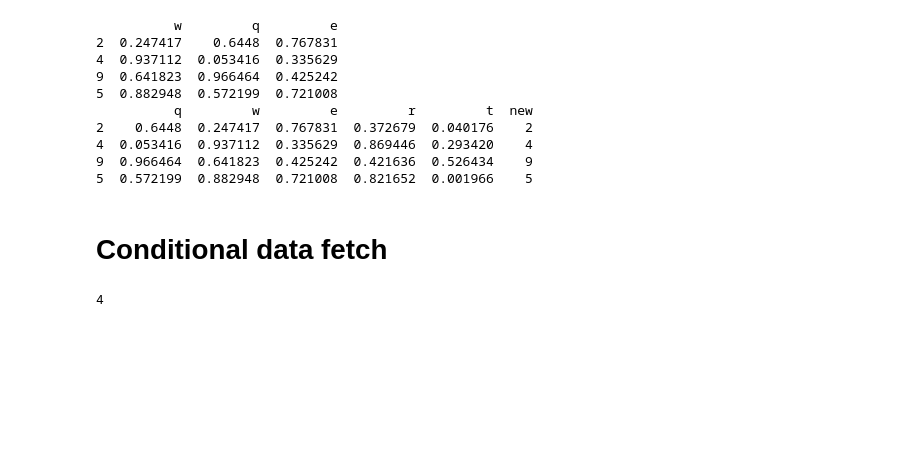
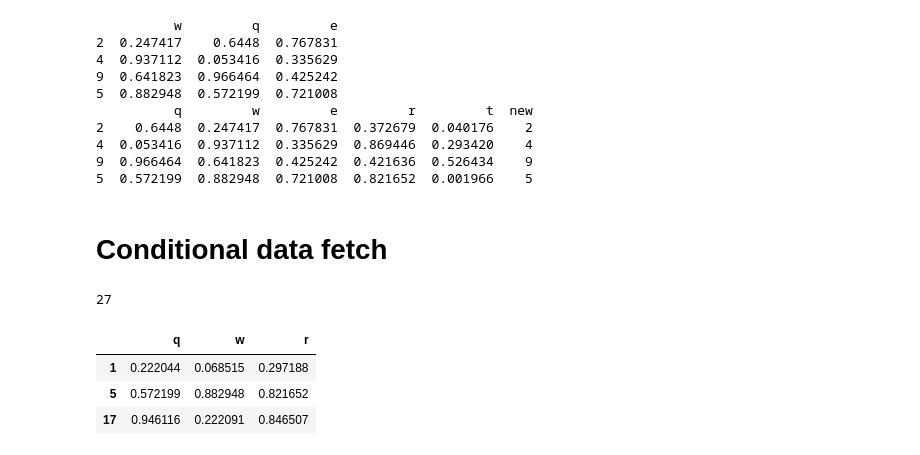
Before and after one commit to Newtanmukh/Python-Frameworks-Tutorials, a Jupyter notebook: pandas/Pandas Tutorial.ipynb, the cells around one changed output. Drawn from its saved outputs; the diff is of its cells as text; code cells hidden in the pictures; blank space fills up the shorter version.

```diff
--- a/pandas/Pandas Tutorial.ipynb
+++ b/pandas/Pandas Tutorial.ipynb
@@ -213,6 +213,15 @@ print(x.loc[[2,4,9,5],:])
 # %% [markdown]
 # Conditional data fetch
 # %%
-x.loc[(x['w']>0.6)]['new'][4]  # fetch the entry in the index number 4 in the table where the column is new,and where the
+x.loc[(x['w']>0.6) & (x['e']>0.6)]['new'][27]
+# fetch the entry in the index number 4 in the table where the column is new,and where the table actually has the w values greater than 0.6
 # %% [output]
-4
+27
+# %%
+x.iloc[[1,5,17],[0,1,3]]
+#iloc is used when we dont wan
+# %% [output]
+|  | q | w | r |
+| 1 | 0.222044 | 0.068515 | 0.297188 |
+| 5 | 0.572199 | 0.882948 | 0.821652 |
+| 17 | 0.946116 | 0.222091 | 0.846507 |
```
